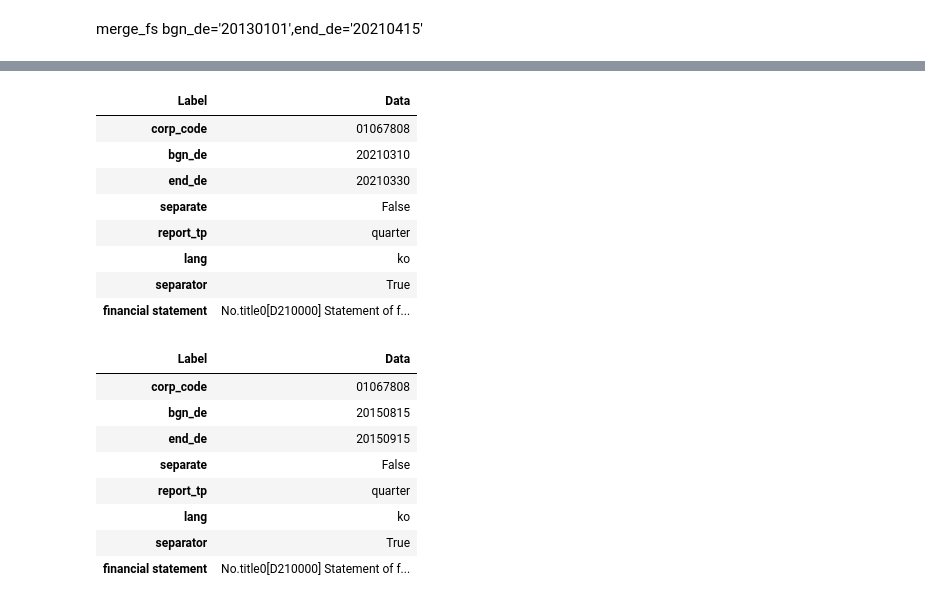
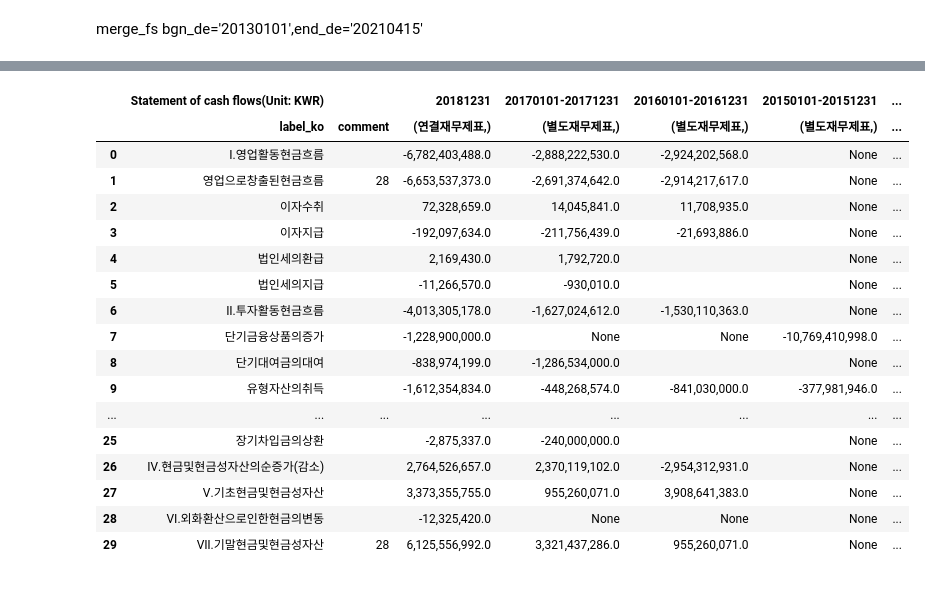
Before and after one commit to malkovich0/Finance, a Jupyter notebook: dartfss_pycharm.ipynb, the cells around one changed output, grey strips where cells are left out. Cells and saved outputs as stored; diff of their text form; code cells hidden in the pictures.

```diff
--- a/dartfss_pycharm.ipynb
+++ b/dartfss_pycharm.ipynb
@@ -148,24 +171,21 @@ AttributeError: ("'NoneType' object has no attribute 'tolist'", "An error occurr
 # %%
-fs2
+fs2[3]
 # %% [output]
-| Label | Data |
-| corp_code | 01067808 |
-| bgn_de | 20210310 |
-| end_de | 20210330 |
-| separate | False |
-| report_tp | quarter |
-| lang | ko |
-| separator | True |
-| financial statement | No.title0[D210000] Statement of f... |
+|  | Statement of cash flows(Unit: KWR) |  | 20181231 | 20170101-20171231 | 20160101-20161231 | 20150101-20151231 | ... |
+|  | label_ko | comment | (연결재무제표,) | (별도재무제표,) | (별도재무제표,) | (별도재무제표,) | ... |
+| 0 | Ⅰ.영업활동현금흐름 |  | -6,782,403,488.0 | -2,888,222,530.0 | -2,924,202,568.0 | None | ... |
+| 1 | 영업으로창출된현금흐름 | 28 | -6,653,537,373.0 | -2,691,374,642.0 | -2,914,217,617.0 | None | ... |
+| 2 | 이자수취 |  | 72,328,659.0 | 14,045,841.0 | 11,708,935.0 | None | ... |
+| 3 | 이자지급 |  | -192,097,634.0 | -211,756,439.0 | -21,693,886.0 | None | ... |
+| 4 | 법인세의환급 |  | 2,169,430.0 | 1,792,720.0 |  | None | ... |
+| 5 | 법인세의지급 |  | -11,266,570.0 | -930,010.0 |  | None | ... |
+| 6 | Ⅱ.투자활동현금흐름 |  | -4,013,305,178.0 | -1,627,024,612.0 | -1,530,110,363.0 | None | ... |
+| 7 | 단기금융상품의증가 |  | -1,228,900,000.0 | None | None | -10,769,410,998.0 | ... |
+| 8 | 단기대여금의대여 |  | -838,974,199.0 | -1,286,534,000.0 |  | None | ... |
+| 9 | 유형자산의취득 |  | -1,612,354,834.0 | -448,268,574.0 | -841,030,000.0 | -377,981,946.0 | ... |
+| ... | ... | ... | ... | ... | ... | ... | ... |
+| 25 | 장기차입금의상환 |  | -2,875,337.0 | -240,000,000.0 |  | None | ... |
+| 26 | Ⅳ.현금및현금성자산의순증가(감소) |  | 2,764,526,657.0 | 2,370,119,102.0 | -2,954,312,931.0 | None | ... |
+| 27 | Ⅴ.기초현금및현금성자산 |  | 3,373,355,755.0 | 955,260,071.0 | 3,908,641,383.0 | None | ... |
+| 28 | Ⅵ.외화환산으로인한현금의변동 |  | -12,325,420.0 | None | None | None | ... |
+| 29 | Ⅶ.기말현금및현금성자산 | 28 | 6,125,556,992.0 | 3,321,437,286.0 | 955,260,071.0 | None | ... |
-# %%
-fs1
-# %% [output]
-| Label | Data |
-| corp_code | 01067808 |
-| bgn_de | 20150815 |
-| end_de | 20150915 |
-| separate | False |
-| report_tp | quarter |
-| lang | ko |
-| separator | True |
-| financial statement | No.title0[D210000] Statement of f... |
```
Also changed, not shown: parts of 30 cells of this notebook.
